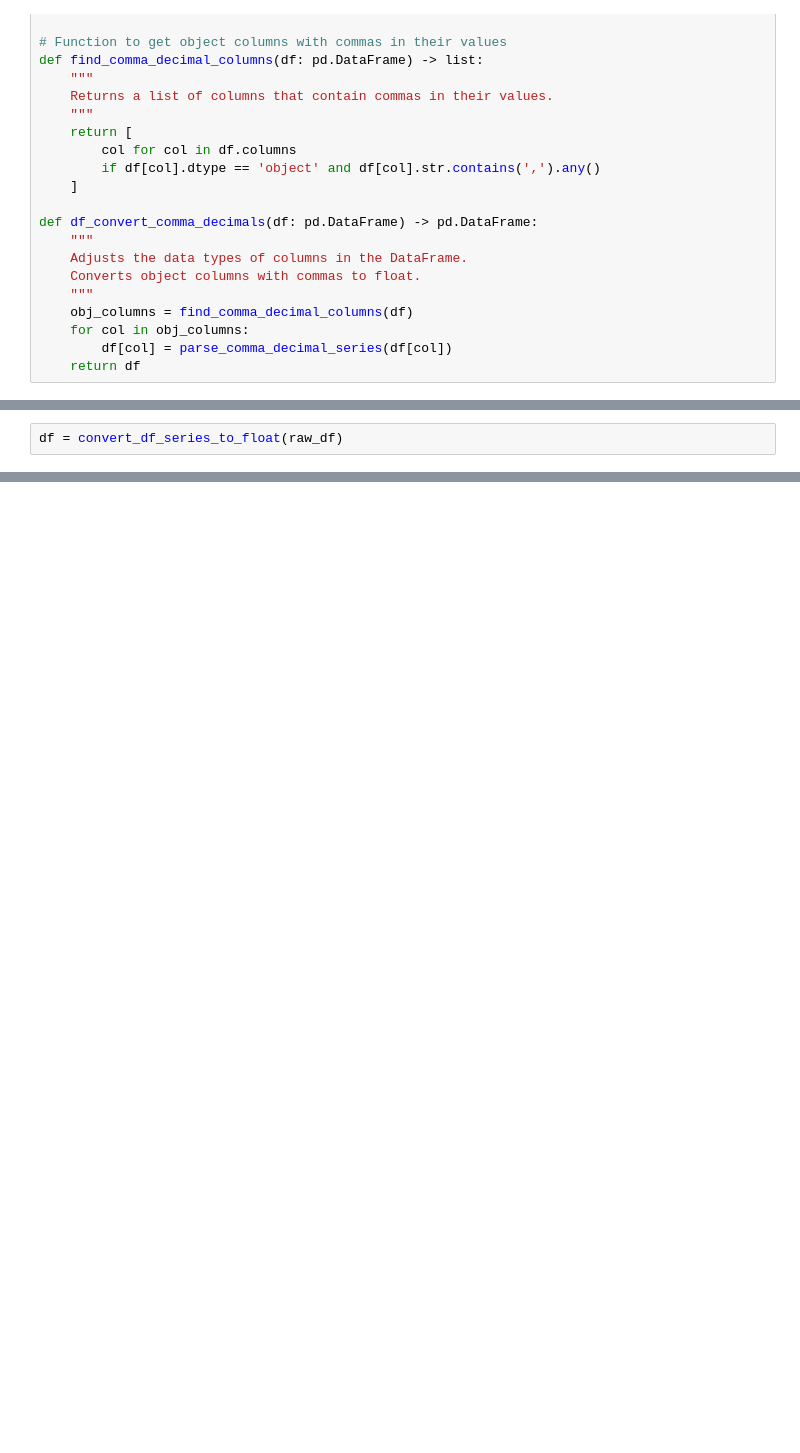
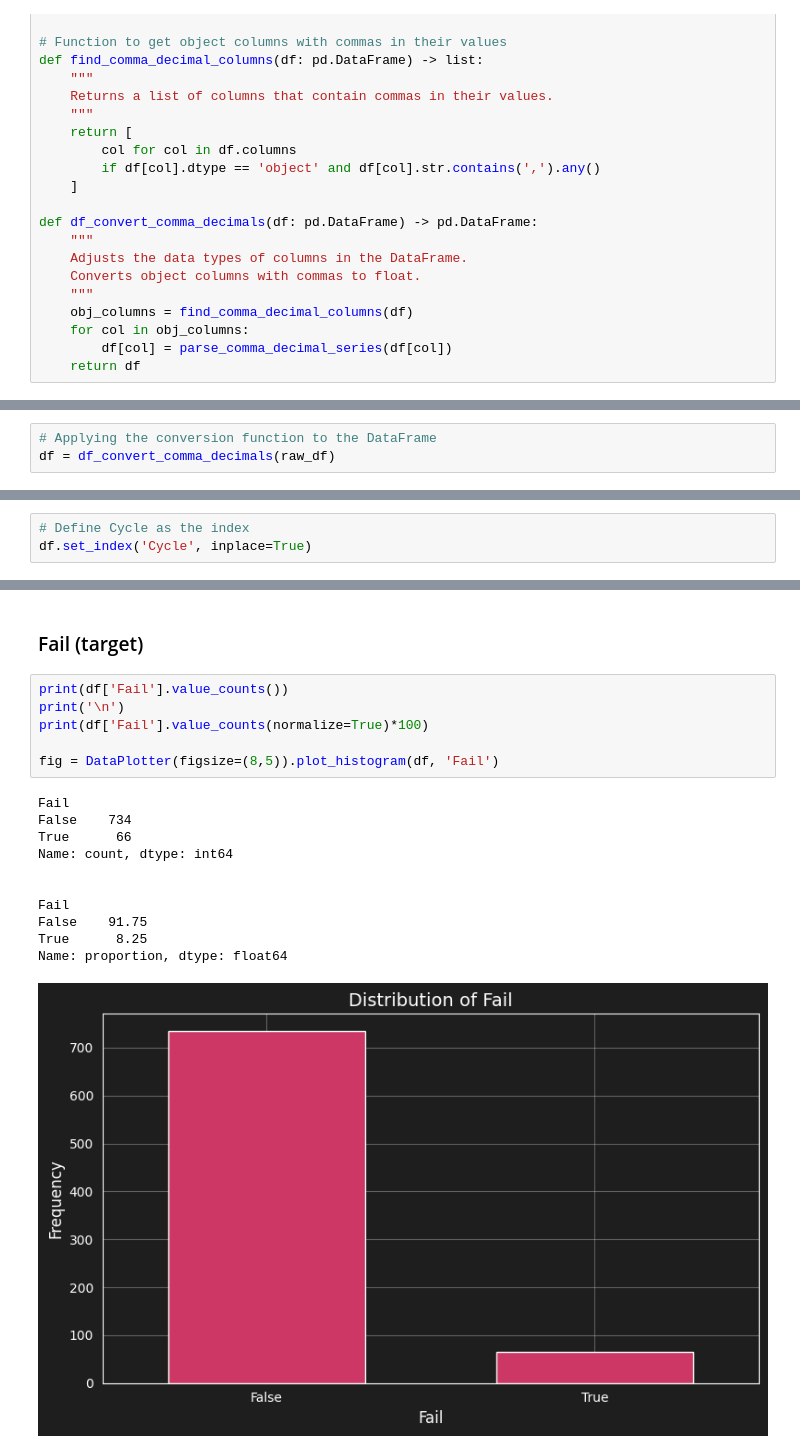
Before and after one commit to jackson-simionato/fpso-equipment-monitoring, a Jupyter notebook: notebooks/01_eda_exploration.ipynb, the cells around one changed output, grey strips where cells are left out. Drawn from its saved outputs; the diff is of its cells as text; blank space fills up the shorter version.

Commit message:
analyze target variable, label failure events

```diff
--- a/notebooks/01_eda_exploration.ipynb
+++ b/notebooks/01_eda_exploration.ipynb
@@ -71,5 +92,6 @@ print(f"Columns with commas: {obj_columns}")
 # %% [output]
 Columns with commas: ['Temperature', 'Pressure', 'VibrationX', 'VibrationY', 'VibrationZ', 'Frequency']
 # %%
-df = convert_df_series_to_float(raw_df)
+# Applying the conversion function to the DataFrame
+df = df_convert_comma_decimals(raw_df)
 # %%
@@ -89,0 +136,3 @@ dtype: object
+# %%
+# Define Cycle as the index
+df.set_index('Cycle', inplace=True)
@@ -89,0 +149,20 @@ dtype: object
+# %% [markdown]
+### Fail (target)
+# %%
+print(df['Fail'].value_counts())
+print('\n')
+print(df['Fail'].value_counts(normalize=True)*100)
+
+fig = DataPlotter(figsize=(8,5)).plot_histogram(df, 'Fail')
+# %% [output]
+Fail
+False    734
+True      66
+Name: count, dtype: int64
+
+
+Fail
+False    91.75
+True      8.25
+Name: proportion, dtype: float64
+[figure, added]
```
Also changed, not shown: parts of 28 cells of this notebook.
